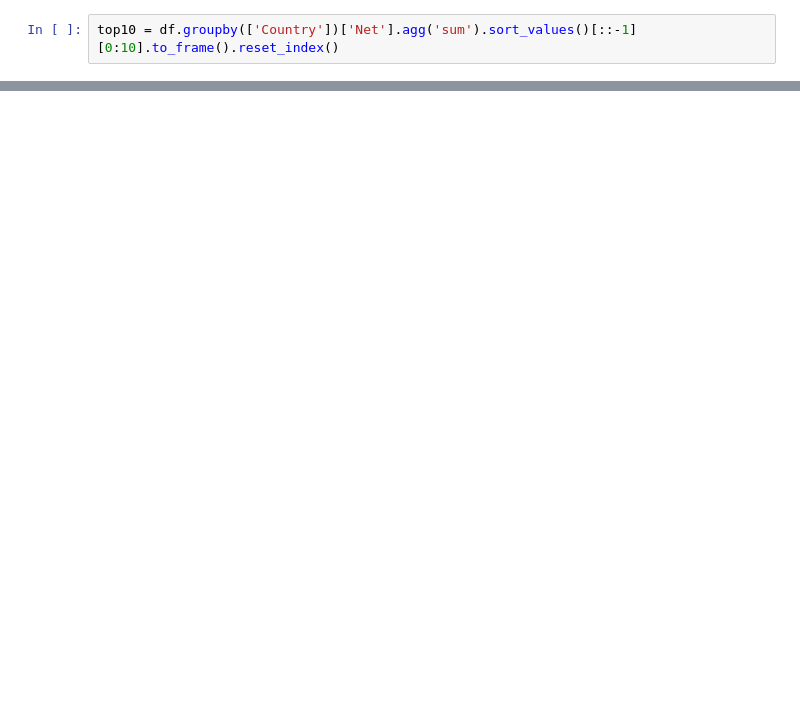
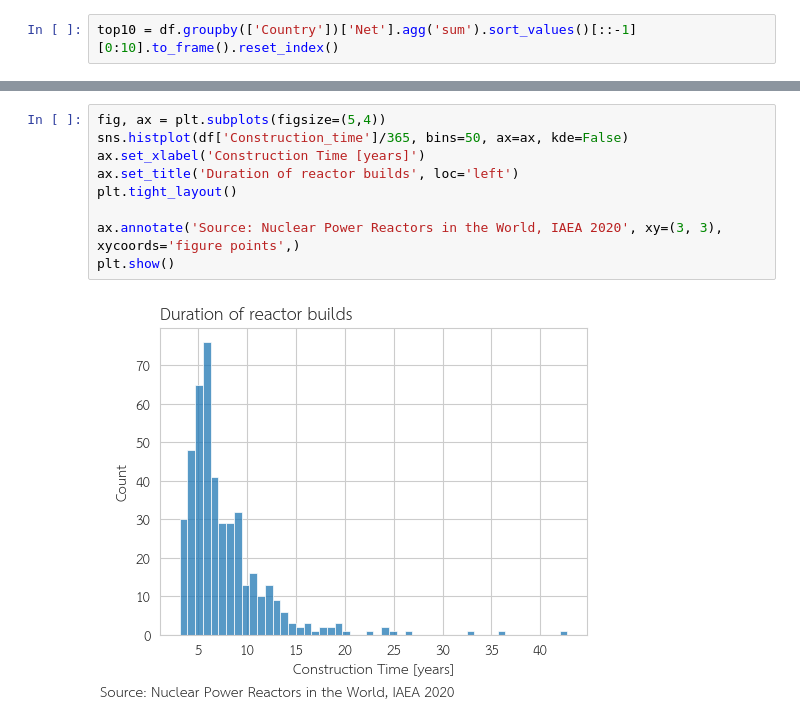
Before and after one commit to guimarais/iaea_reactors, a Jupyter notebook: 01-SimplePlots.ipynb, the cells around one changed output, grey strips where cells are left out. Drawn from its saved outputs; the diff is of its cells as text; blank space fills up the shorter version.

```diff
--- a/01-SimplePlots.ipynb
+++ b/01-SimplePlots.ipynb
@@ -36,0 +45,11 @@ plt.show()
+# %%
+fig, ax = plt.subplots(figsize=(5,4))
+sns.histplot(df['Construction_time']/365, bins=50, ax=ax, kde=False)
+ax.set_xlabel('Construction Time [years]')
+ax.set_title('Duration of reactor builds', loc='left')
+plt.tight_layout()
+
+ax.annotate('Source: Nuclear Power Reactors in the World, IAEA 2020', xy=(3, 3), xycoords='figure points',)
+plt.show()
+# %% [output]
+[figure, added]
```
Also changed, not shown: parts of 3 cells of this notebook.
